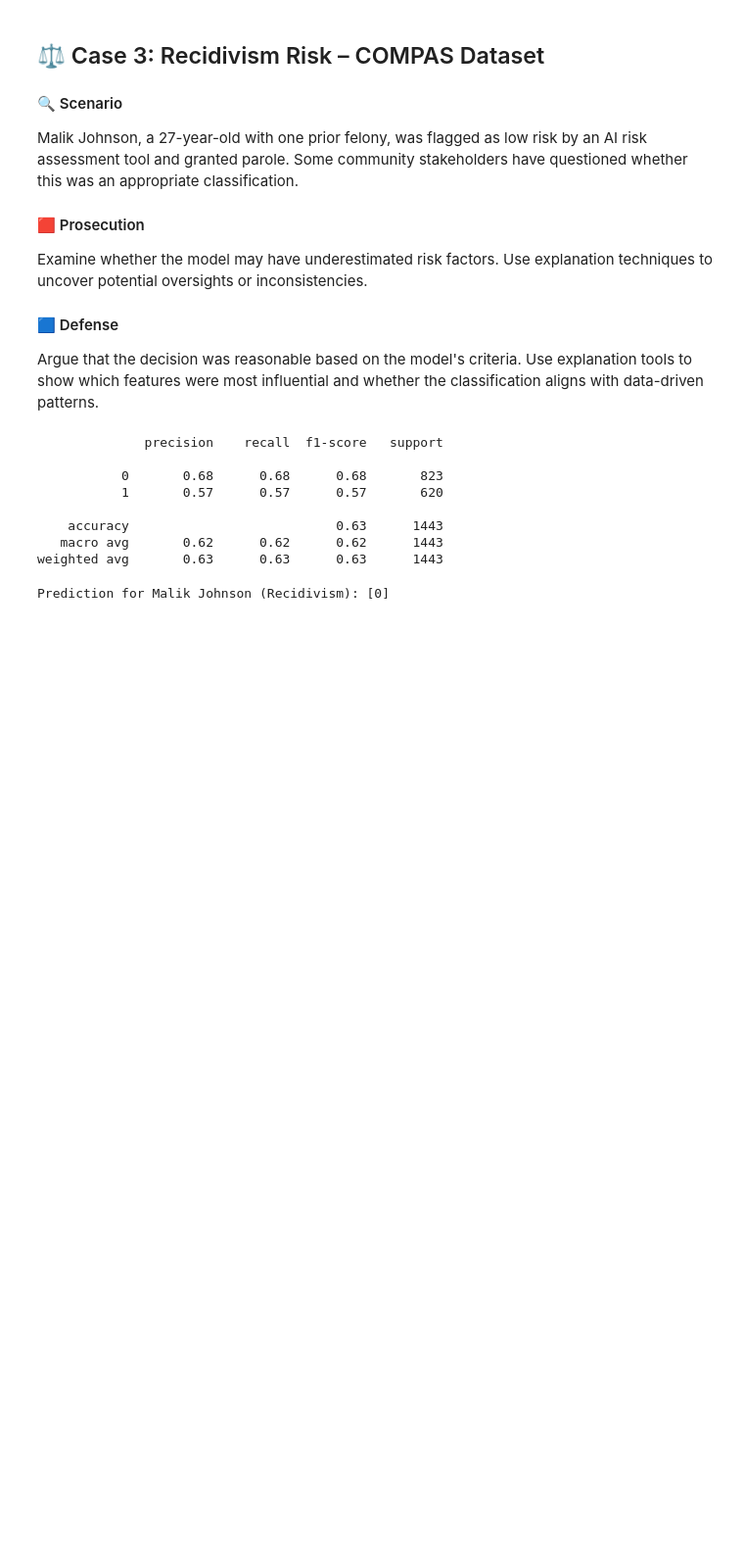
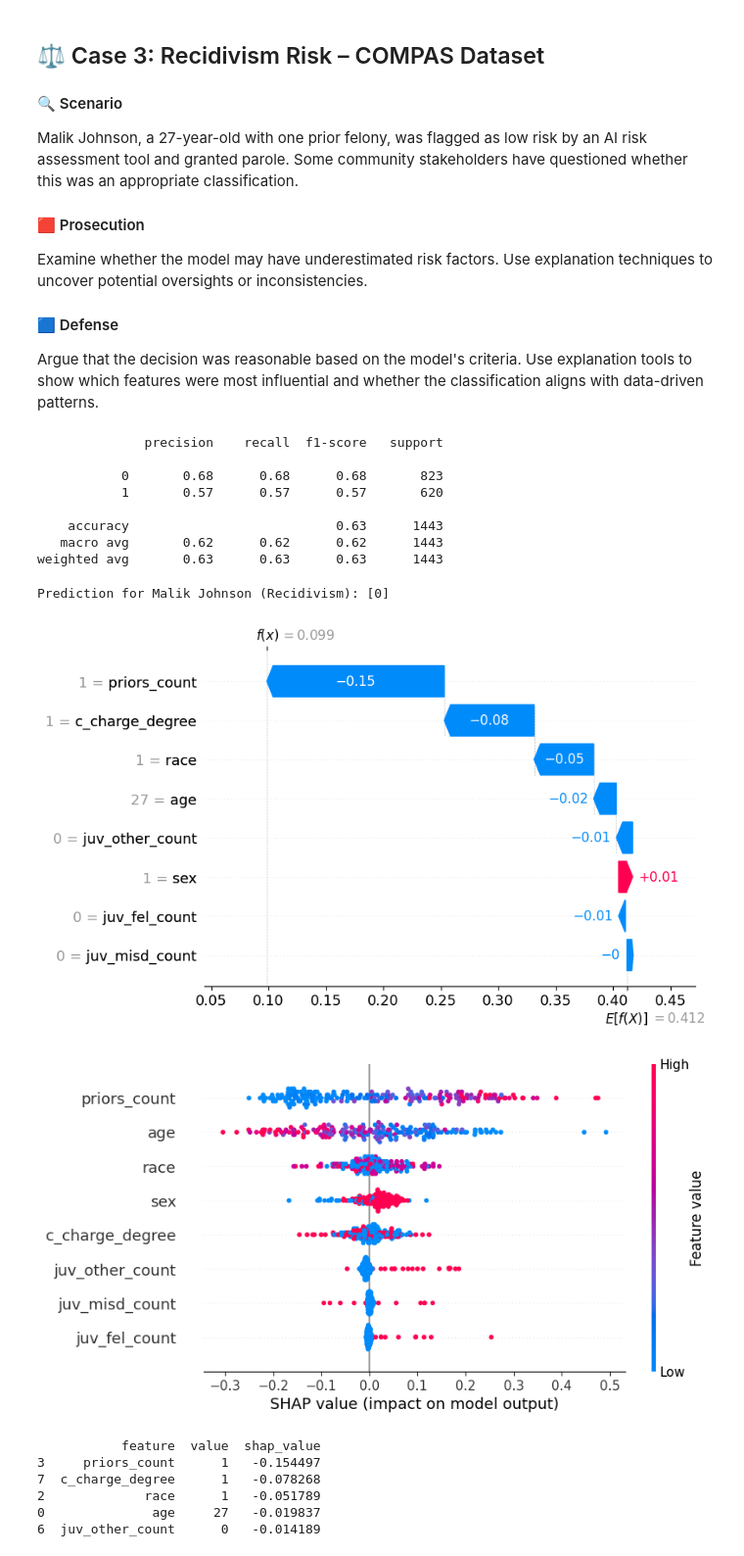
Before and after one commit to Nathan-Bush46/AIPI-Interpretable-ML, a Jupyter notebook: assignments/machine_learning_court.ipynb, the cells around one changed output. Shown: that part at 98% size. Cells and saved outputs as stored; diff of their text form; code cells hidden in the pictures; blank space fills up the shorter version.

```diff
--- a/assignments/machine_learning_court.ipynb
+++ b/assignments/machine_learning_court.ipynb
@@ -24,7 +26,8 @@ url = "https://raw.githubusercontent.com/propublica/compas-analysis/master/compa
 df_compas = pd.read_csv(url)
 
 # Filter relevant columns and preprocess
-features = ['age', 'sex', 'race', 'priors_count', 'juv_fel_count', 'juv_misd_count', 'juv_other_count', 'c_charge_degree']
+features = ['age', 'sex', 'race', 'priors_count', 'juv_fel_count',
+            'juv_misd_count', 'juv_other_count', 'c_charge_degree']
 df = df_compas[features + ['two_year_recid']].dropna()
 df = df[df['c_charge_degree'].isin(['F', 'M'])]  # Filter valid degrees
 
@@ -37,7 +40,8 @@ df['c_charge_degree'] = df['c_charge_degree'].astype('category').cat.codes
 X = df[features]
 y = df['two_year_recid']
 
-X_train, X_test, y_train, y_test = train_test_split(X, y, test_size=0.2, random_state=42)
+X_train, X_test, y_train, y_test = train_test_split(
+    X, y, test_size=0.2, random_state=42)
 
 model_compas = RandomForestClassifier(random_state=42)
 model_compas.fit(X_train, y_train)
@@ -68,3 +72,53 @@ pred = model_compas.predict(focus_instance_compas)
 print("Prediction for Malik Johnson (Recidivism):", pred)
 # %% [output]
 Prediction for Malik Johnson (Recidivism): [0]
+# %%
+import shap
+
+# Build unified SHAP explainer
+explainer = shap.Explainer(model_compas, X_train)
+
+# ---------------------------
+# ✅ Local explanation (Malik Johnson)
+# ---------------------------
+shap_values_focus = explainer(focus_instance_compas)
+
+# Pick the "Recidivism" class (index 1)
+shap.plots.waterfall(shap_values_focus[0, :, 1])
+
+# ---------------------------
+# ✅ Global explanation (sample of test set)
+# ---------------------------
+sample_X = X_test.sample(200, random_state=42)
+shap_values_sample = explainer(sample_X)
+
+# Beeswarm for class 1 only
+shap.plots.beeswarm(shap_values_sample[:, :, 1])
+# %% [output]
+[figure, added]
+[figure, added]
+# %%
+import pandas as pd
+
+# Get Malik Johnson's SHAP values
+shap_values_focus = explainer(focus_instance_compas)
+
+# Select the "Recidivism" class (index 1)
+malik_expl = shap_values_focus[0, :, 1]
+
+# Combine into DataFrame for readability
+shap_df = pd.DataFrame({
+    "feature": focus_instance_compas.columns,
+    "value": focus_instance_compas.values[0],
+    "shap_value": malik_expl.values
+}).sort_values("shap_value", key=abs, ascending=False)
+
+# Show top 5
+print(shap_df.head(5))
+# %% [output]
+           feature  value  shap_value
+3     priors_count      1   -0.154497
+7  c_charge_degree      1   -0.078268
+2             race      1   -0.051789
+0              age     27   -0.019837
+6  juv_other_count      0   -0.014189
```
Also changed, not shown: parts of 7 cells of this notebook, 2 other files.
